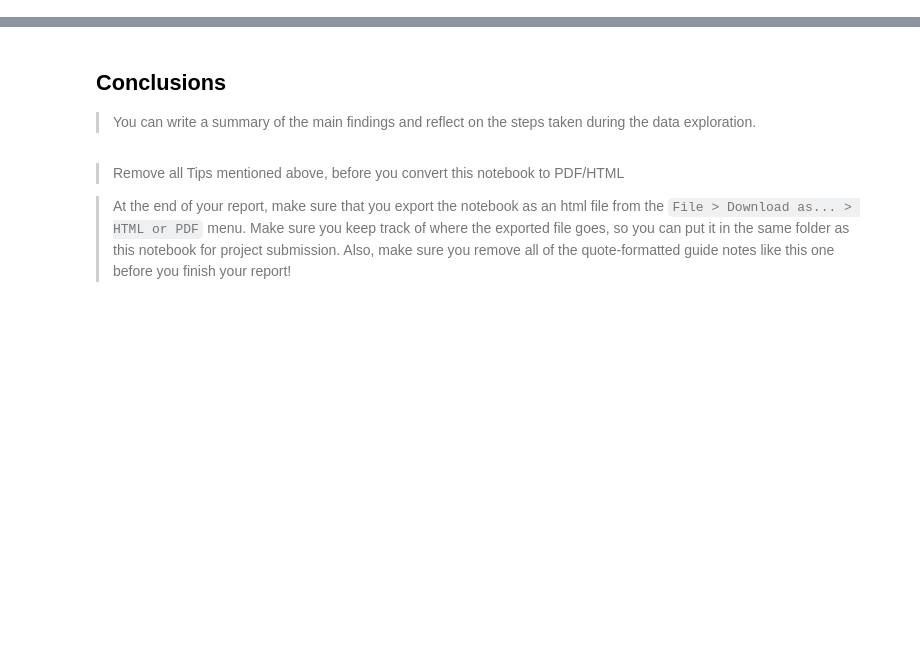
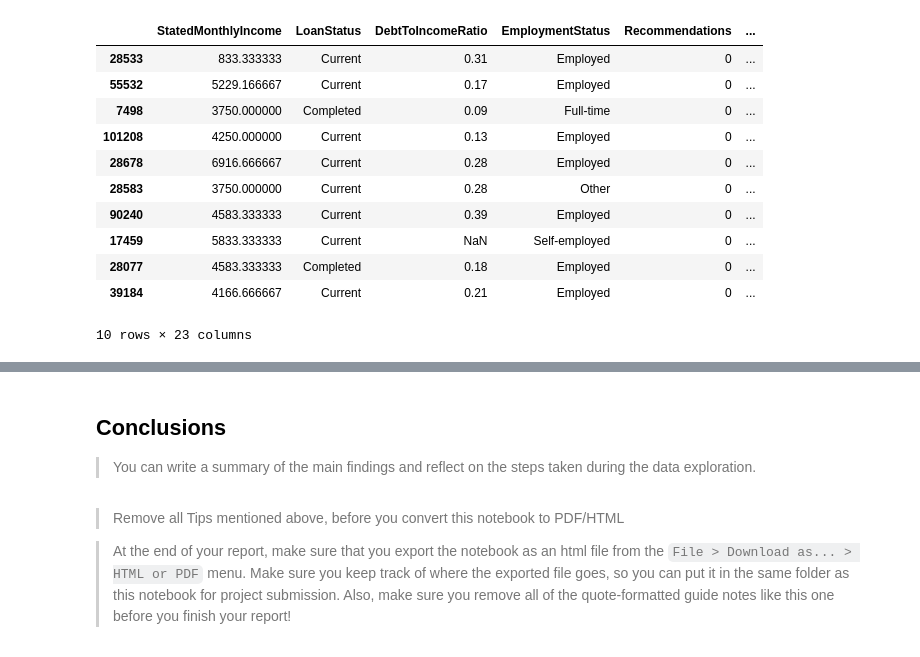
Before and after one commit to andisiambuku/Loans-Analysis-Project, a Jupyter notebook: Part_I_exploration_template.ipynb, the cells around one changed output, grey strips where cells are left out. Saved outputs shown, nothing was run; the diff lists cells and outputs as text; code cells hidden in the pictures; blank space fills up the shorter version.

```diff
--- a/Part_I_exploration_template.ipynb
+++ b/Part_I_exploration_template.ipynb
@@ -518,0 +18,2 @@ The borrower APR decreases with the increase of borrowing term for people with H
+# %%
+df_data = pd.read_csv('prosperLoanData.csv')
@@ -518,0 +78,7 @@ The borrower APR decreases with the increase of borrowing term for people with H
+# %%
+columns = ['StatedMonthlyIncome','LoanStatus','DebtToIncomeRatio','EmploymentStatus','Recommendations','IncomeVerifiable',
+           'ProsperScore','IsBorrowerHomeowner','Occupation','OpenRevolvingAccounts','OpenRevolvingMonthlyPayment',
+           'CurrentCreditLines','OpenCreditLines','AmountDelinquent','DelinquenciesLast7Years','BankcardUtilization',
+           'RevolvingCreditBalance','CurrentDelinquencies','OpenRevolvingAccounts','TotalInquiries','InquiriesLast6Months',
+           'LoanOriginalAmount','LoanCurrentDaysDelinquent']
+df_loans = df_data[columns]
@@ -518,0 +105,15 @@ The borrower APR decreases with the increase of borrowing term for people with H
+# %%
+df_loans.sample(10)
+# %% [output]
+|  | StatedMonthlyIncome | LoanStatus | DebtToIncomeRatio | EmploymentStatus | Recommendations | ... |
+| 28533 | 833.333333 | Current | 0.31 | Employed | 0 | ... |
+| 55532 | 5229.166667 | Current | 0.17 | Employed | 0 | ... |
+| 7498 | 3750.000000 | Completed | 0.09 | Full-time | 0 | ... |
+| 101208 | 4250.000000 | Current | 0.13 | Employed | 0 | ... |
+| 28678 | 6916.666667 | Current | 0.28 | Employed | 0 | ... |
+| 28583 | 3750.000000 | Current | 0.28 | Other | 0 | ... |
+| 90240 | 4583.333333 | Current | 0.39 | Employed | 0 | ... |
+| 17459 | 5833.333333 | Current | NaN | Self-employed | 0 | ... |
+| 28077 | 4583.333333 | Completed | 0.18 | Employed | 0 | ... |
+| 39184 | 4166.666667 | Current | 0.21 | Employed | 0 | ... |
+10 rows × 23 columns
```
Also changed, not shown: parts of 94 cells of this notebook, 4 other files.
